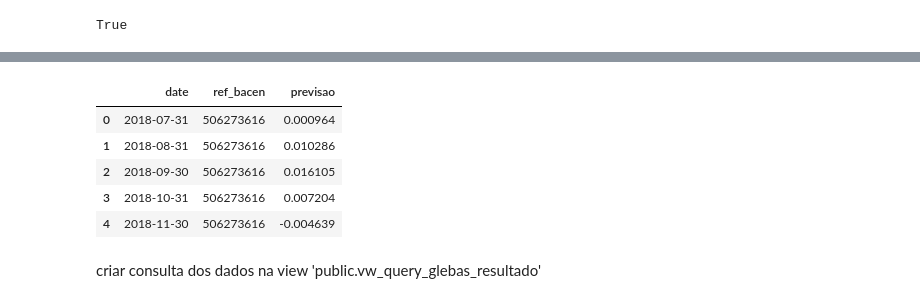
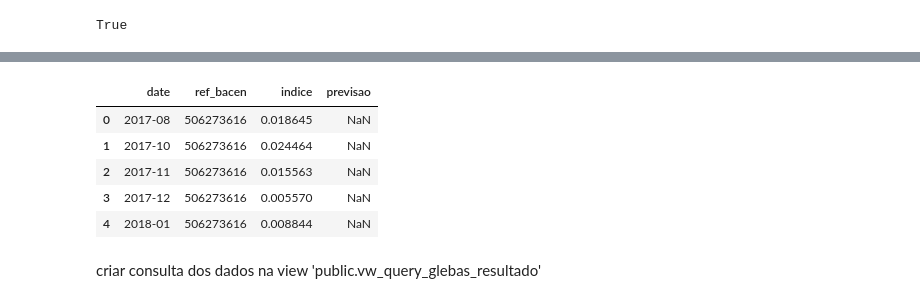
Before and after one commit to PhatomFatec/GeoForesight-back, a Jupyter notebook: notebooks/4.1-lg-Forecast.ipynb, the cells around one changed output, grey strips where cells are left out. Cells and saved outputs as stored; diff of their text form; code cells hidden in the pictures.

```diff
--- a/notebooks/4.1-lg-Forecast.ipynb
+++ b/notebooks/4.1-lg-Forecast.ipynb
@@ -11,3 +11,9 @@ True
 # %%
 df_previsoes = pd.read_csv('../data/previsoes.csv')
 df_previsoes = df_previsoes.loc[:, ~df_previsoes.columns.str.startswith('Unnamed')]
+
+df_prev = pd.read_csv('../data/previsoes_1.csv')
+df_prev = df_prev.loc[:, ~df_prev.columns.str.startswith('Unnamed')]
+# %%
+concatenado = pd.concat([df_previsoes, df_prev])
+concatenado
@@ -14,12 +34,12 @@ df_previsoes = df_previsoes.loc[:, ~df_previsoes.columns.str.startswith('Unnamed
 # %%
-df_previsoes.head()
+concatenado.head()
 # %% [output]
-|  | date | ref_bacen | previsao |
-| 0 | 2018-07-31 | 506273616 | 0.000964 |
-| 1 | 2018-08-31 | 506273616 | 0.010286 |
-| 2 | 2018-09-30 | 506273616 | 0.016105 |
-| 3 | 2018-10-31 | 506273616 | 0.007204 |
-| 4 | 2018-11-30 | 506273616 | -0.004639 |
+|  | date | ref_bacen | indice | previsao |
+| 0 | 2017-08 | 506273616 | 0.018645 | NaN |
+| 1 | 2017-10 | 506273616 | 0.024464 | NaN |
+| 2 | 2017-11 | 506273616 | 0.015563 | NaN |
+| 3 | 2017-12 | 506273616 | 0.005570 | NaN |
+| 4 | 2018-01 | 506273616 | 0.008844 | NaN |
 # %%
 query = ''' SELECT * from
         vw_query_glebas_resultado
```
Also changed, not shown: parts of 1 cell of this notebook, 18 other files.
